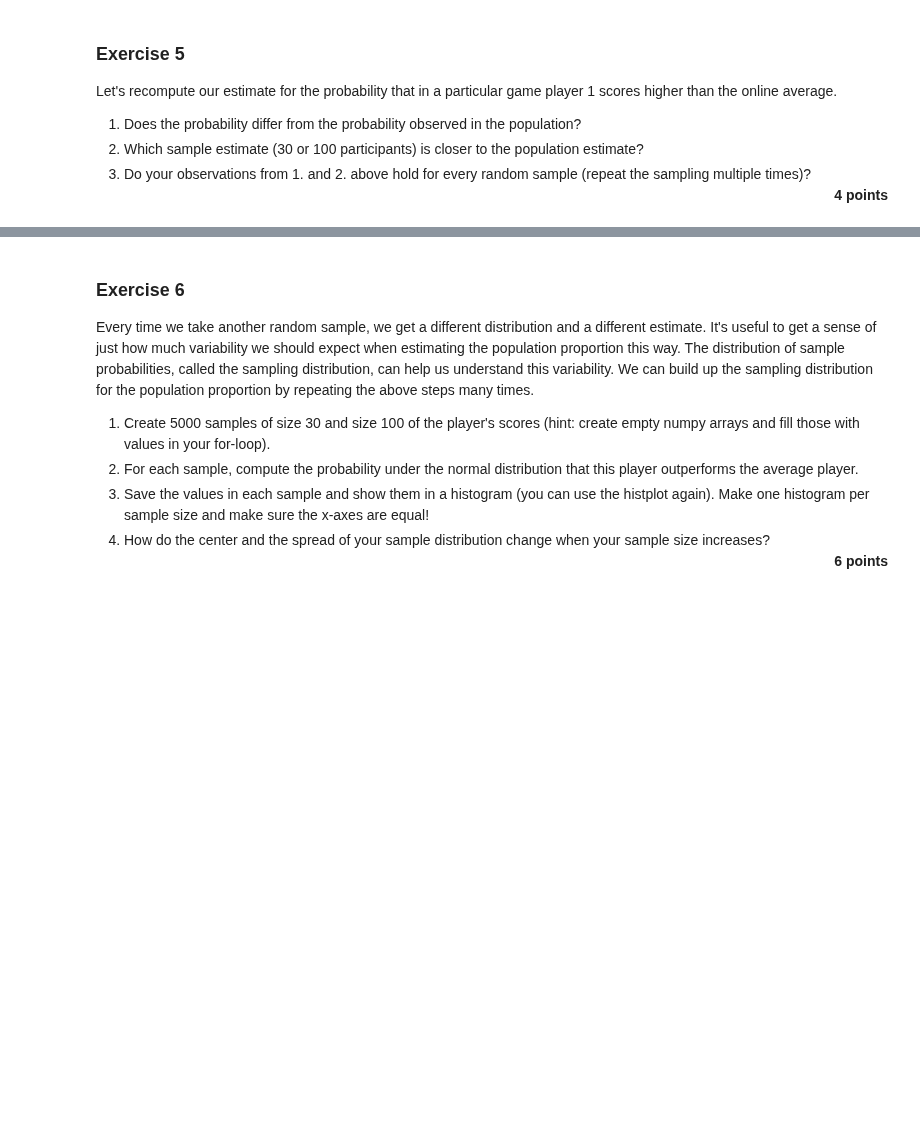
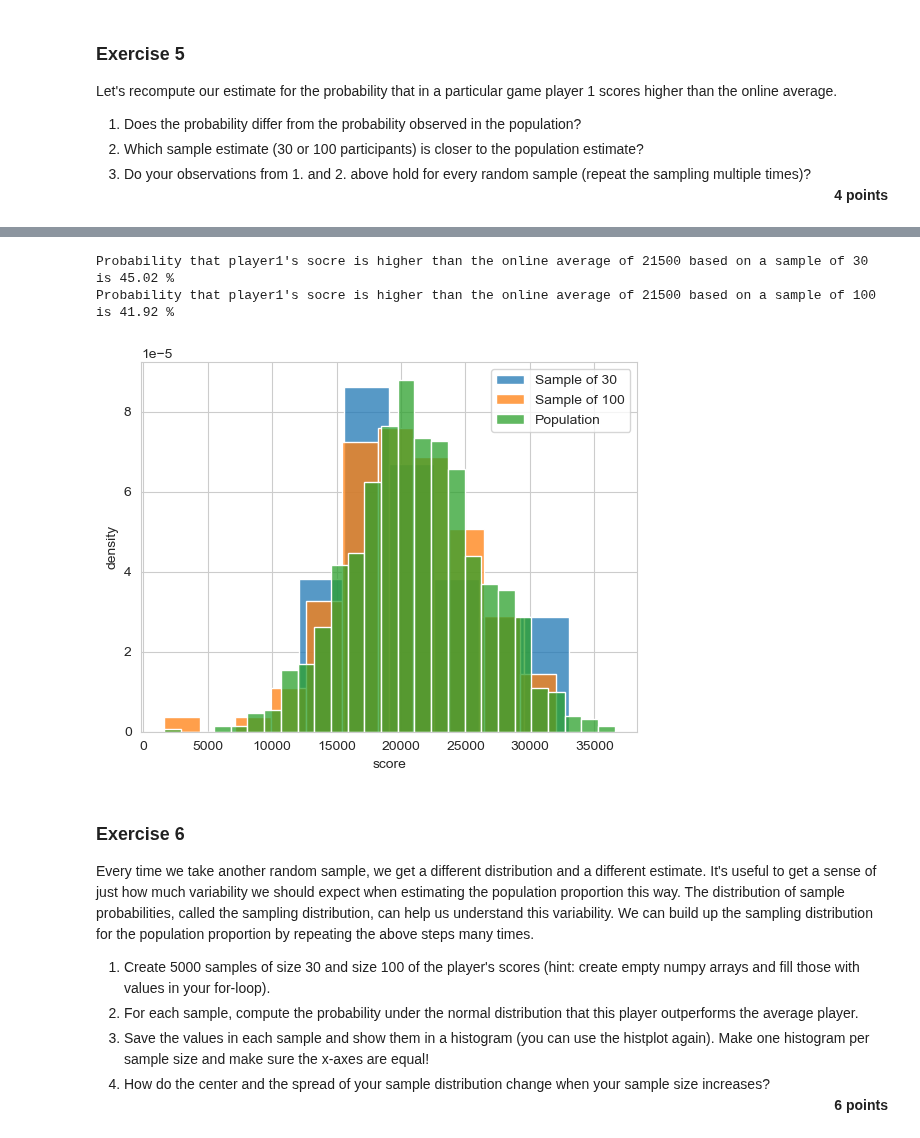
Before and after one commit to felixleopold/Frequentist-Statistics, a Jupyter notebook: FS_Assignment2/Assignment2.ipynb, the cells around one changed output, grey strips where cells are left out. Cells and saved outputs as stored; diff of their text form; code cells hidden in the pictures; blank space fills up the shorter version.

```diff
--- a/FS_Assignment2/Assignment2.ipynb
+++ b/FS_Assignment2/Assignment2.ipynb
@@ -199,3 +163,48 @@ No artists with labels found to put in legend.  Note that artists whose label st
+# %%
+# your code/answer here
+
+# Origin
+mean = breakout_score["score_1"].mean()
+std = breakout_score["score_1"].std()
+target_score = 21500
+probability = norm.cdf(target_score,mean,std) #Calculate less prob
+result = 1 - probability #Calculate greater prob
+
+text = "Probability that player1's socre is higher than the online average of 21500 based on"
+
+sample_list = [30, 100, 1000]
+
+for sample_size in sample_list:
+    sample = breakout_score['score_1'].sample(sample_size) #random_state=1 to fix the seed
+    mean_sample = sample.mean() # we need to remove ["score_1"] since the sample only consists of the score
+    std_sample = sample.std()
+    probability_sample = norm.cdf(target_score,mean_sample,std_sample) # Calculate less prob
+    result_sample = 1 - probability_sample # Calculate greater prob
+    # Plot the graph
+    if sample_size != 1000:
+        # plt.title(f"Sample size {sample_size}") # to show the plots seperately
+        sns.histplot(sample, stat="density", label=f"Sample of {sample_size}")
+    else:
+        # plt.title("Original Distribution") # to show the plots seperately
+        sns.histplot(breakout_score["score_1"], stat="density", label="Population")
+    plt.xlabel("score")
+    plt.ylabel("density")
+    plt.legend()
+    # plt.show() # to show the plots seperately
+    # Print the probability
+    if sample_size != 1000:
+        print(text, f"a sample of {sample_size} is", round(result_sample*100,2), "%")
+    else:
+        print(text, f"the population is", round(result_sample*100,2), "%")
+
+#Answer
+#Samples with 30 scores have a rather uneven distribution due to the small sample size, resulting in random variation.
+#However, a sample of 100 scores shows a smoother distribution that more closely resembles the shape of the population.
+#As the sample size increases, the sample distribution is found to be more stable.
+# %% [output]
+Probability that player1's socre is higher than the online average of 21500 based on a sample of 30 is 45.02 %
+Probability that player1's socre is higher than the online average of 21500 based on a sample of 100 is 41.92 %
+[figure, added]
 # %% [markdown]
 ### Exercise 6
 
```
Also changed, not shown: parts of 4 cells of this notebook, 1 other file.
